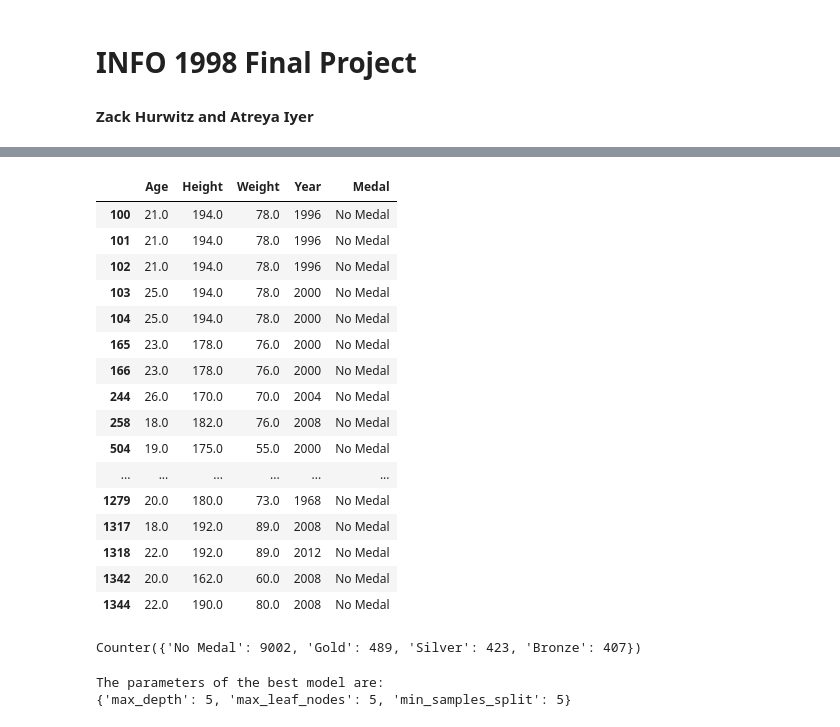
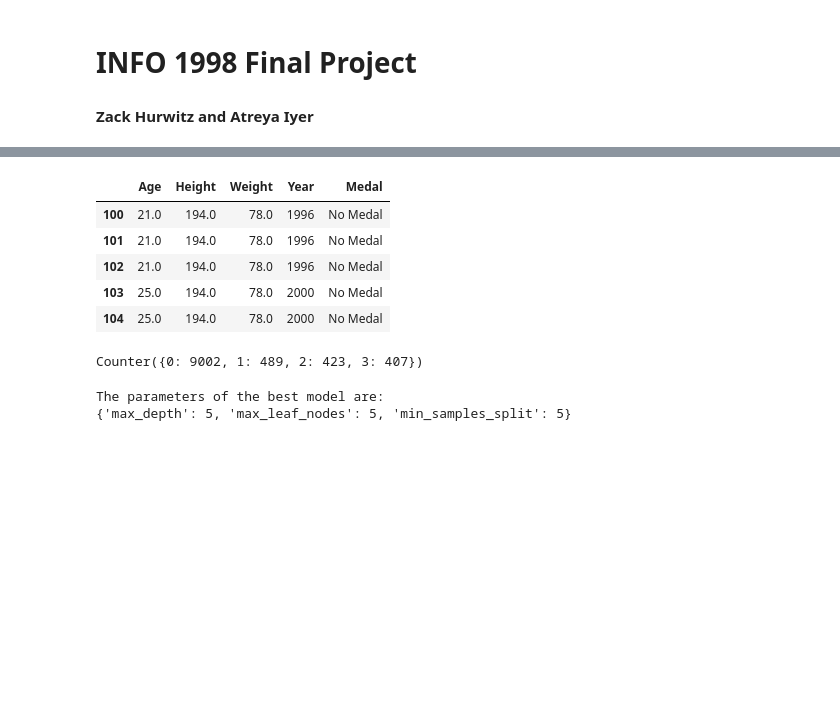
Before and after one commit to zackwitz/DSFinal, a Jupyter notebook: Final Project.ipynb, the cells around one changed output, grey strips where cells are left out. Drawn from its saved outputs; the diff is of its cells as text; code cells hidden in the pictures; blank space fills up the shorter version.

```diff
--- a/Final Project.ipynb
+++ b/Final Project.ipynb
@@ -33,24 +34,13 @@ oly.head()
 # %%
 oly_data = oly.drop(["ID", "Name", "Team", "NOC", "Games", "Season", "City", "Event"], axis=1)
 oly_data = oly_data[oly_data["Sport"] == "Swimming"].dropna()
 oly_data = oly_data[oly_data["Sex"] == "M"]
 oly_data = oly_data.drop(["Sex", "Sport"], axis=1)
-oly_data.head(50)
+oly_data.head()
 # %% [output]
 |  | Age | Height | Weight | Year | Medal |
 | 100 | 21.0 | 194.0 | 78.0 | 1996 | No Medal |
 | 101 | 21.0 | 194.0 | 78.0 | 1996 | No Medal |
 | 102 | 21.0 | 194.0 | 78.0 | 1996 | No Medal |
 | 103 | 25.0 | 194.0 | 78.0 | 2000 | No Medal |
 | 104 | 25.0 | 194.0 | 78.0 | 2000 | No Medal |
-| 165 | 23.0 | 178.0 | 76.0 | 2000 | No Medal |
-| 166 | 23.0 | 178.0 | 76.0 | 2000 | No Medal |
-| 244 | 26.0 | 170.0 | 70.0 | 2004 | No Medal |
-| 258 | 18.0 | 182.0 | 76.0 | 2008 | No Medal |
-| 504 | 19.0 | 175.0 | 55.0 | 2000 | No Medal |
-| ... | ... | ... | ... | ... | ... |
-| 1279 | 20.0 | 180.0 | 73.0 | 1968 | No Medal |
-| 1317 | 18.0 | 192.0 | 89.0 | 2008 | No Medal |
-| 1318 | 22.0 | 192.0 | 89.0 | 2012 | No Medal |
-| 1342 | 20.0 | 162.0 | 60.0 | 2008 | No Medal |
-| 1344 | 22.0 | 190.0 | 80.0 | 2008 | No Medal |
@@ -57,12 +52,10 @@ oly_data.head(50)
 # %%
-medals = oly_data["Medal"]
-medals.head()
 from collections import Counter
 c = Counter(medals)
 print(c)
 inputs = oly_data.drop(["Medal"], axis=1)
 # %% [output]
-Counter({'No Medal': 9002, 'Gold': 489, 'Silver': 423, 'Bronze': 407})
+Counter({0: 9002, 1: 489, 2: 423, 3: 407})
 # %%
 def predict(model, targets, inputs):
     x_train, x_test, y_train, y_test = train_test_split(inputs, targets, test_size=0.2, random_state=42)
```
Also changed, not shown: parts of 5 cells of this notebook.
